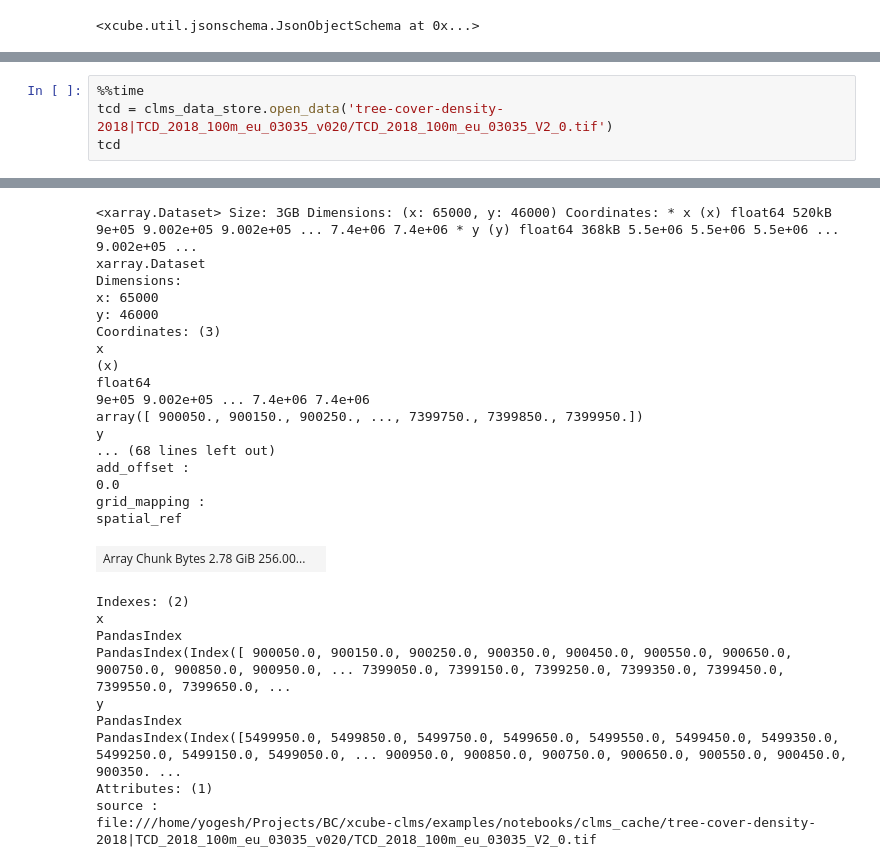
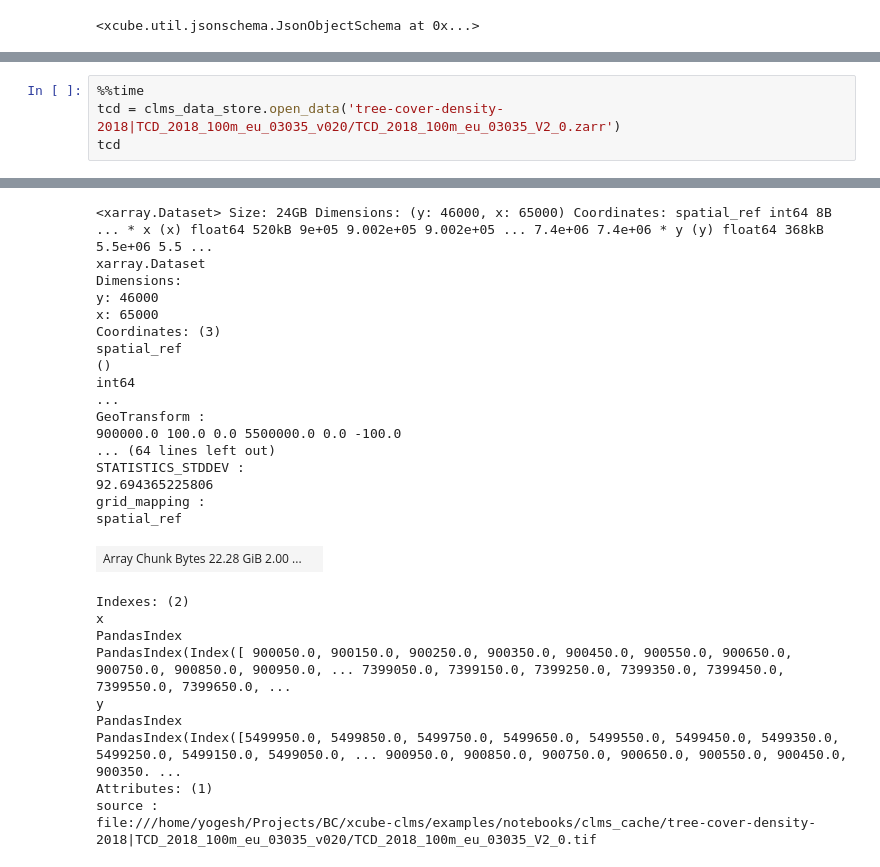
Before and after one commit to xcube-dev/xcube-clms, a Jupyter notebook: examples/notebooks/CLMSDataStoreTutorial.ipynb, the cells around one changed output, grey strips where cells are left out. Drawn from its saved outputs; the diff is of its cells as text.

```diff
--- a/examples/notebooks/CLMSDataStoreTutorial.ipynb
+++ b/examples/notebooks/CLMSDataStoreTutorial.ipynb
@@ -199,6 +199,6 @@ source :
 file:///home/yogesh/Projects/BC/xcube-clms/examples/notebooks/clms_cache/forest-type-2015|FTY_2015_100m_eu_03035_d02_Full/FTY_2015_100m_eu_03035_d02_full.tif
 # %%
 %%time
-tcd = clms_data_store.open_data('tree-cover-density-2018|TCD_2018_100m_eu_03035_v020/TCD_2018_100m_eu_03035_V2_0.tif')
+tcd = clms_data_store.open_data('tree-cover-density-2018|TCD_2018_100m_eu_03035_v020/TCD_2018_100m_eu_03035_V2_0.zarr')
 tcd
 # %% [output]
@@ -207,21 +207,21 @@ Wall time: 182 ms
-<xarray.Dataset> Size: 3GB Dimensions: (x: 65000, y: 46000) Coordinates: * x (x) float64 520kB 9e+05 9.002e+05 9.002e+05 ... 7.4e+06 7.4e+06 * y (y) float64 368kB 5.5e+06 5.5e+06 5.5e+06 ... 9.002e+05 ...
+<xarray.Dataset> Size: 24GB Dimensions: (y: 46000, x: 65000) Coordinates: spatial_ref int64 8B ... * x (x) float64 520kB 9e+05 9.002e+05 9.002e+05 ... 7.4e+06 7.4e+06 * y (y) float64 368kB 5.5e+06 5.5 ...
 xarray.Dataset
 Dimensions:
+y: 46000
 x: 65000
-y: 46000
 Coordinates: (3)
-x
-(x)
-float64
-9e+05 9.002e+05 ... 7.4e+06 7.4e+06
-array([ 900050., 900150., 900250., ..., 7399750., 7399850., 7399950.])
-y
-... (68 lines left out)
-add_offset :
-0.0
+spatial_ref
+()
+int64
+...
+GeoTransform :
+900000.0 100.0 0.0 5500000.0 0.0 -100.0
+... (64 lines left out)
+STATISTICS_STDDEV :
+92.694365225806
 grid_mapping :
 spatial_ref
-| Array Chunk Bytes 2.78 GiB 256.00... |  |
+| Array Chunk Bytes 22.28 GiB 2.00 ... |  |
 Indexes: (2)
 x
 PandasIndex
```
Also changed, not shown: parts of 21 cells of this notebook.
